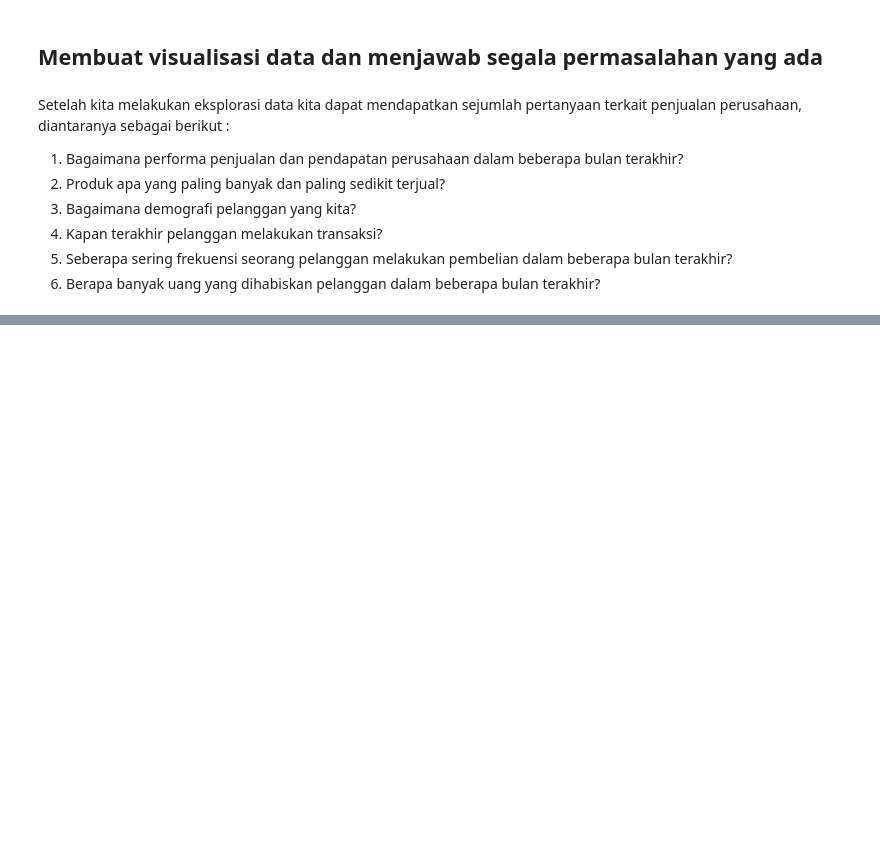
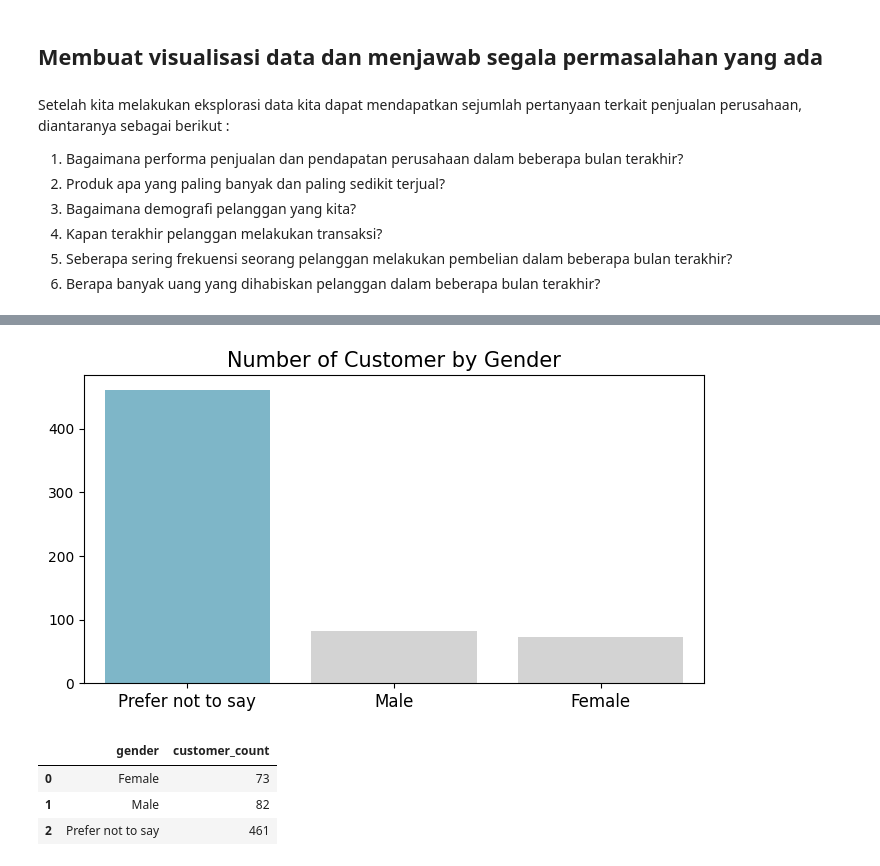
Before and after one commit to Arif-0123/Proyek_Analisis_Data, a Jupyter notebook: Analisis Penjualan/Analisis_Penjualan.ipynb, the cells around one changed output, grey strips where cells are left out. Cells and saved outputs as stored; diff of their text form; code cells hidden in the pictures; blank space fills up the shorter version.

```diff
--- a/Analisis Penjualan/Analisis_Penjualan.ipynb
+++ b/Analisis Penjualan/Analisis_Penjualan.ipynb
@@ -887,0 +1000,39 @@ Setelah kita melakukan eksplorasi data kita dapat mendapatkan sejumlah pertanyaa
+# %%
+'''
+Bagaimana demografi pelanggan yang kita?
+
+Untuk menjawab pertanyaan diatas kita memerlukan column Gender, age, state dan dll pada dataframe
+berikut ini kode untuk menjawab pertanyaan diatas
+'''
+
+bygender_df = all_df.groupby(by="gender").customer_id.nunique().reset_index()
+bygender_df.rename(columns={
+    "customer_id": "customer_count"
+}, inplace=True)
+
+plt.figure(figsize=(8, 4))
+
+sns.barplot(
+    y="customer_count",
+    x="gender",
+    data=bygender_df.sort_values(by="customer_count", ascending=False),
+    palette=colors
+)
+plt.title("Number of Customer by Gender", loc="center", fontsize=15)
+plt.ylabel(None)
+plt.xlabel(None)
+plt.tick_params(axis='x', labelsize=12)
+plt.show()
+# %% [output]
+[figure, added]
+# %%
+bygeder_df = all_df.groupby(by="gender").customer_id.nunique().reset_index()
+bygeder_df.rename(columns={
+    "customer_id": "customer_count"
+}, inplace=True)
+bygeder_df
+# %% [output]
+|  | gender | customer_count |
+| 0 | Female | 73 |
+| 1 | Male | 82 |
+| 2 | Prefer not to say | 461 |
```
Also changed, not shown: parts of 24 cells of this notebook.
